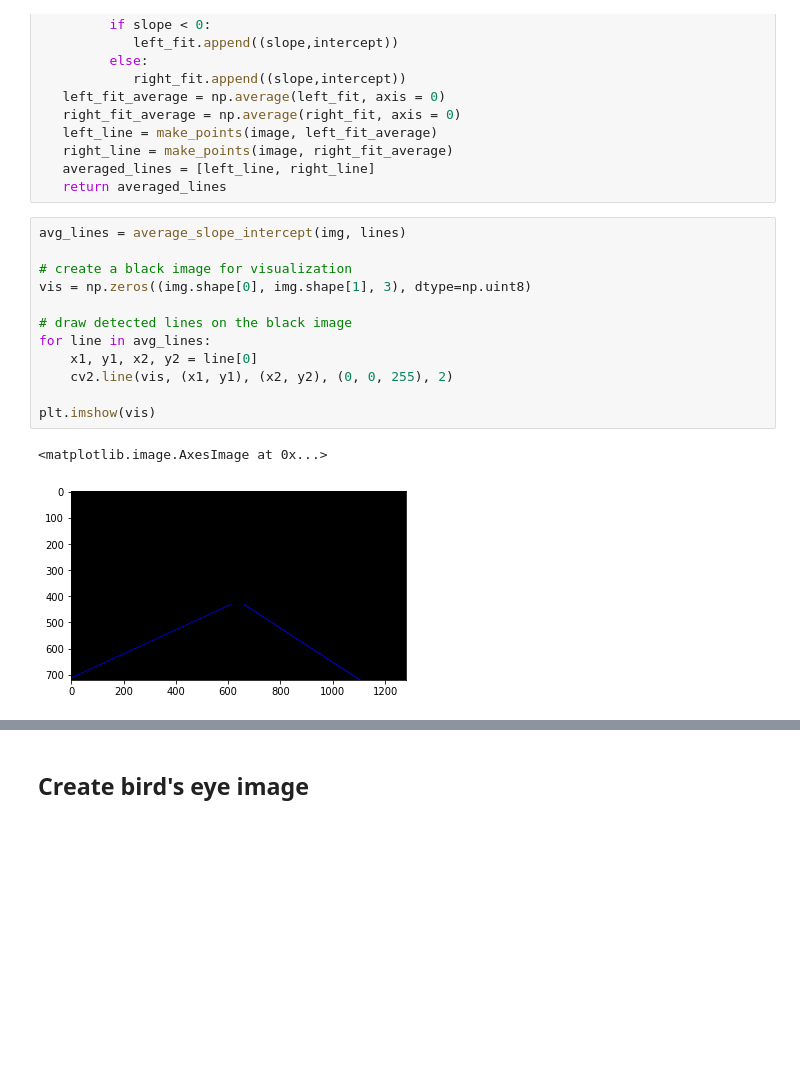
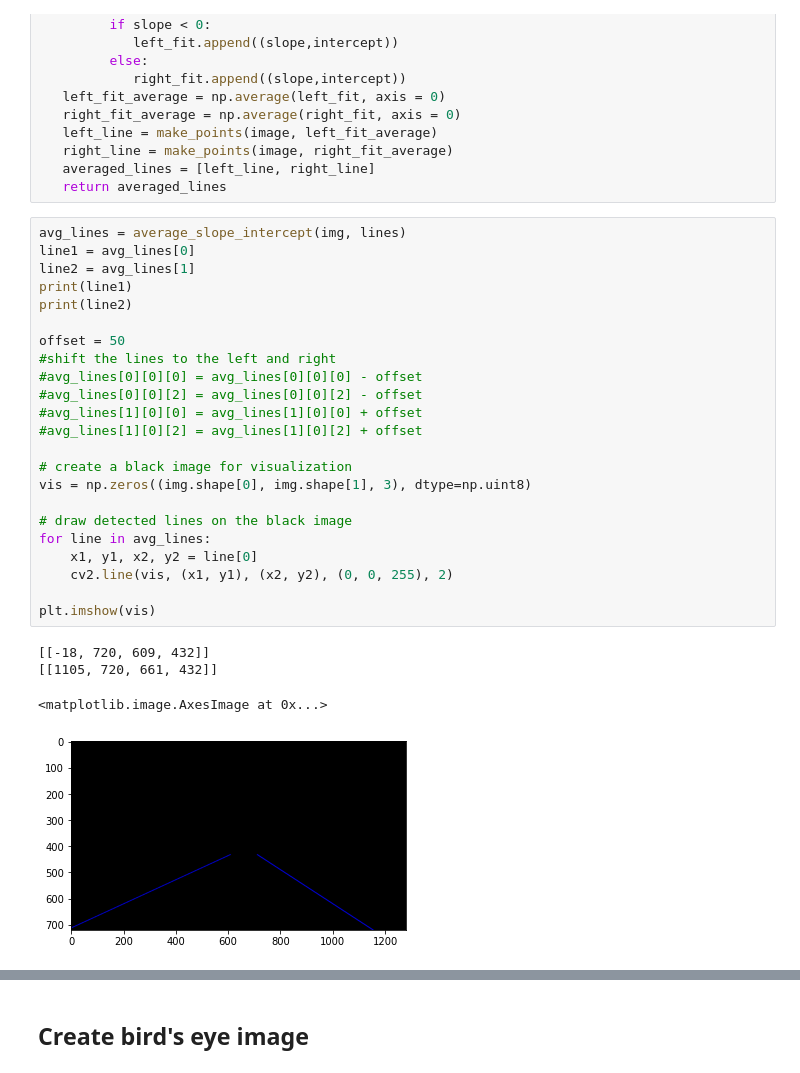
Before and after one commit to Frederico-lp/Computer-Vision, a Jupyter notebook: notebook4.ipynb, the cells around one changed output, grey strips where cells are left out. Saved outputs shown, nothing was run; the diff lists cells and outputs as text; blank space fills up the shorter version.

```diff
--- a/notebook4.ipynb
+++ b/notebook4.ipynb
@@ -153,19 +153,32 @@ def average_slope_intercept(image, lines):
    return averaged_lines
 # %%
 avg_lines = average_slope_intercept(img, lines)
+line1 = avg_lines[0]
+line2 = avg_lines[1]
+print(line1)
+print(line2)
+
+offset = 50
+#shift the lines to the left and right
+#avg_lines[0][0][0] = avg_lines[0][0][0] - offset
+#avg_lines[0][0][2] = avg_lines[0][0][2] - offset
+#avg_lines[1][0][0] = avg_lines[1][0][0] + offset
+#avg_lines[1][0][2] = avg_lines[1][0][2] + offset
 
 # create a black image for visualization
 vis = np.zeros((img.shape[0], img.shape[1], 3), dtype=np.uint8)
 
 # draw detected lines on the black image
 for line in avg_lines:
     x1, y1, x2, y2 = line[0]
     cv2.line(vis, (x1, y1), (x2, y2), (0, 0, 255), 2)
 
 plt.imshow(vis)
 # %% [output]
-<matplotlib.image.AxesImage at 0x...>
+[[-18, 720, 609, 432]]
+[[1105, 720, 661, 432]]
+<matplotlib.image.AxesImage at 0x...>
-[figure, old version]
+[figure, new version]
 # %%
 final_image = cv2.addWeighted(img, 0.8, vis, 1, 0)
 plt.imshow(final_image)
```
Also changed, not shown: parts of 4 cells of this notebook, 1 other file.
